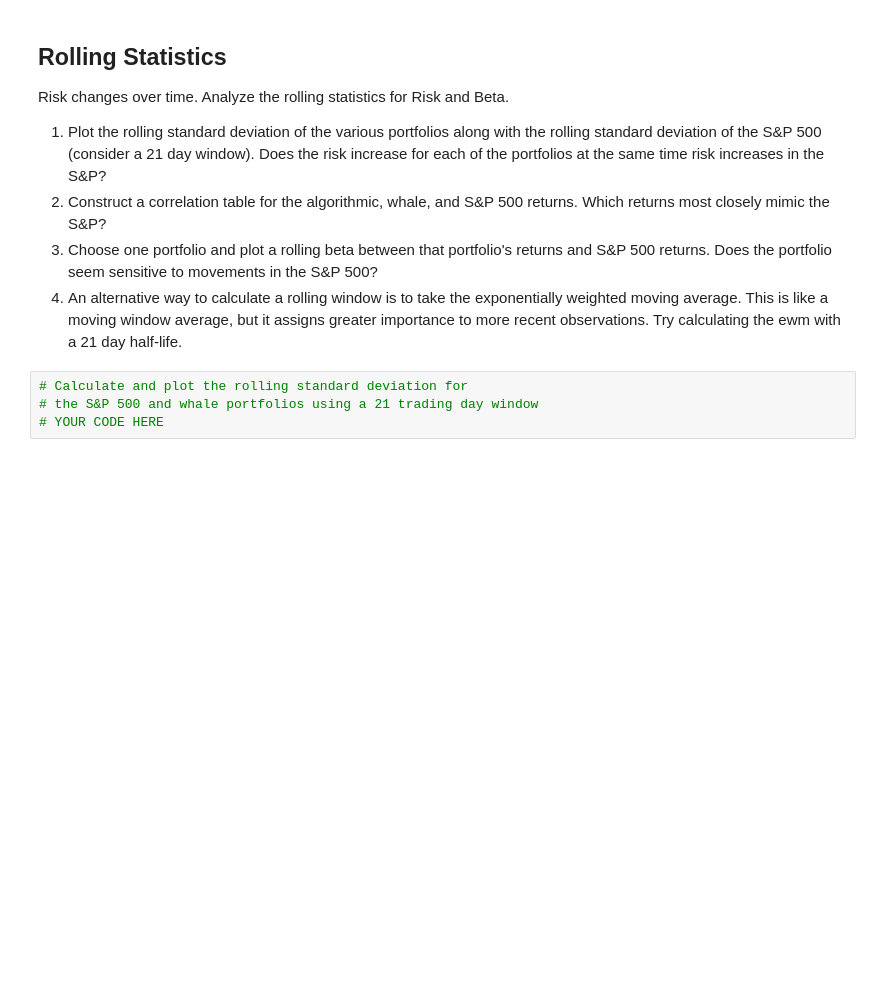
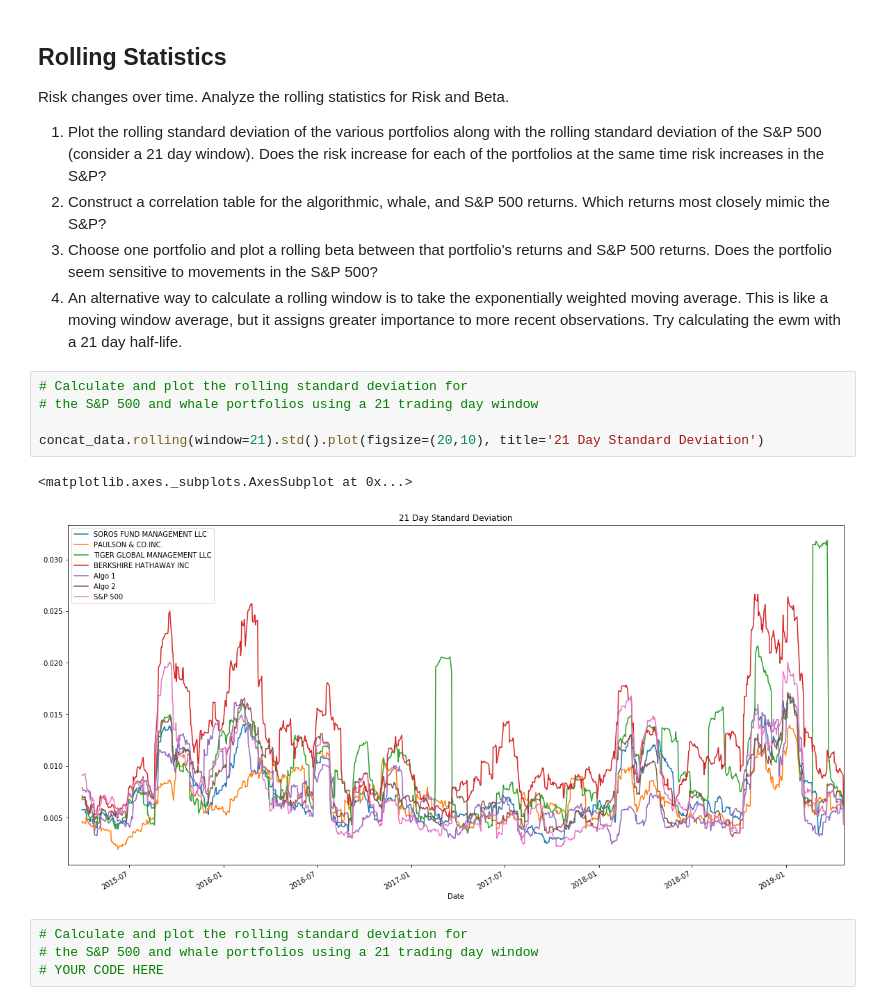
Before and after one commit to GonzaloGarciaContreras/Pandas-Homework-Whale-Analysis, a Jupyter notebook: ggc_whale_analysis.ipynb, the cells around one changed output. Cells and saved outputs as stored; diff of their text form; blank space fills up the shorter version.

```diff
--- a/ggc_whale_analysis.ipynb
+++ b/ggc_whale_analysis.ipynb
@@ -459,6 +460,14 @@ Risk changes over time. Analyze the rolling statistics for Risk and Beta.
 2. Construct a correlation table for the algorithmic, whale, and S&P 500 returns. Which returns most closely mimic the S&P?
 3. Choose one portfolio and plot a rolling beta between that portfolio's returns and S&P 500 returns. Does the portfolio seem sensitive to movements in the S&P 500?
 4. An alternative way to calculate a rolling window is to take the exponentially weighted moving average. This is like a moving window average, but it assigns greater importance to more recent observations. Try calculating the ewm with a 21 day half-life.
+# %%
+# Calculate and plot the rolling standard deviation for
+# the S&P 500 and whale portfolios using a 21 trading day window
+
+concat_data.rolling(window=21).std().plot(figsize=(20,10), title='21 Day Standard Deviation')
+# %% [output]
+<matplotlib.axes._subplots.AxesSubplot at 0x...>
+[figure, added]
 # %%
 # Calculate and plot the rolling standard deviation for
 # the S&P 500 and whale portfolios using a 21 trading day window
```
Also changed, not shown: parts of 3 cells of this notebook, 6 other files.
